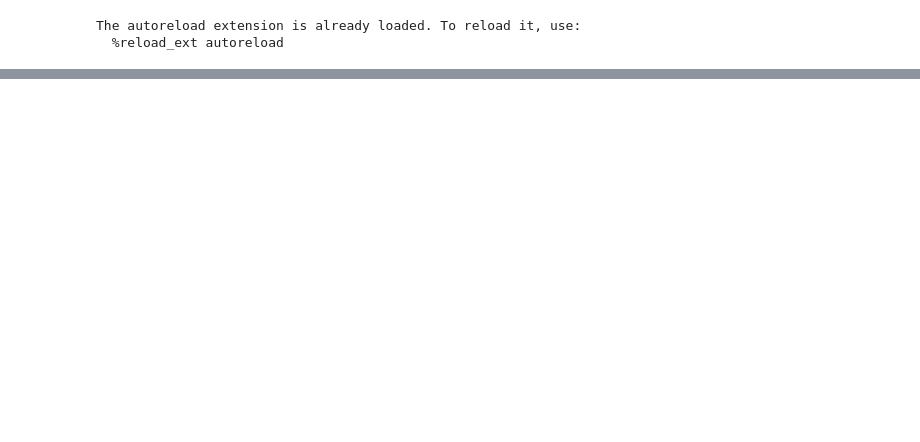
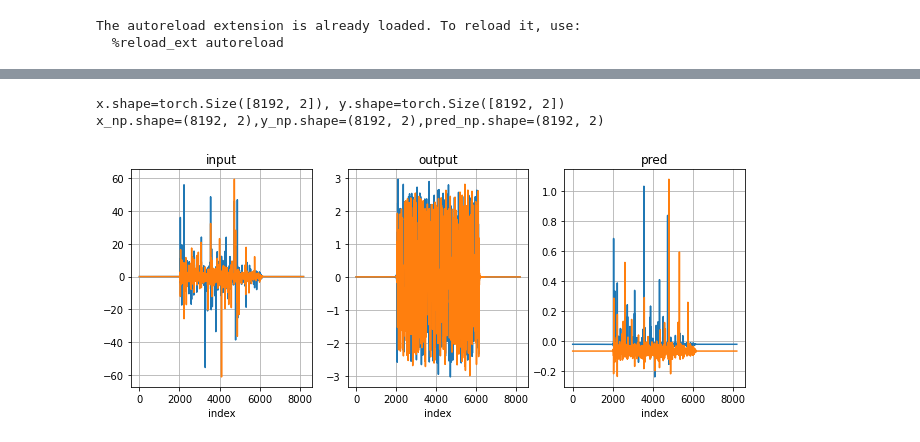
Before and after one commit to Yarden92/Thesis-code, a Jupyter notebook: apps/deep/model_tester.ipynb, the cells around one changed output, grey strips where cells are left out. Saved outputs shown, nothing was run; the diff lists cells and outputs as text; code cells hidden in the pictures; blank space fills up the shorter version.

```diff
--- a/apps/deep/model_tester.ipynb
+++ b/apps/deep/model_tester.ipynb
@@ -44,0 +13,5 @@ for epoch in range(num_epochs):
+# %%
+# define parameters
+num_epochs = 3
+data_dir_path = 'data/qam1024_50x16/50_samples_mu=0.07'
+l_metric = nn.MSELoss() # or L1Loss
@@ -44,0 +23,7 @@ for epoch in range(num_epochs):
+# %%
+trainer = Trainer(dataloader,model,l_metric,optim)
+trainer.test_single_item(0,verbose=True)
+# %% [output]
+x.shape=torch.Size([8192, 2]), y.shape=torch.Size([8192, 2])
+x_np.shape=(8192, 2),y_np.shape=(8192, 2),pred_np.shape=(8192, 2)
+[figure, added]
```
Also changed, not shown: parts of 6 cells of this notebook, 16 other files.
